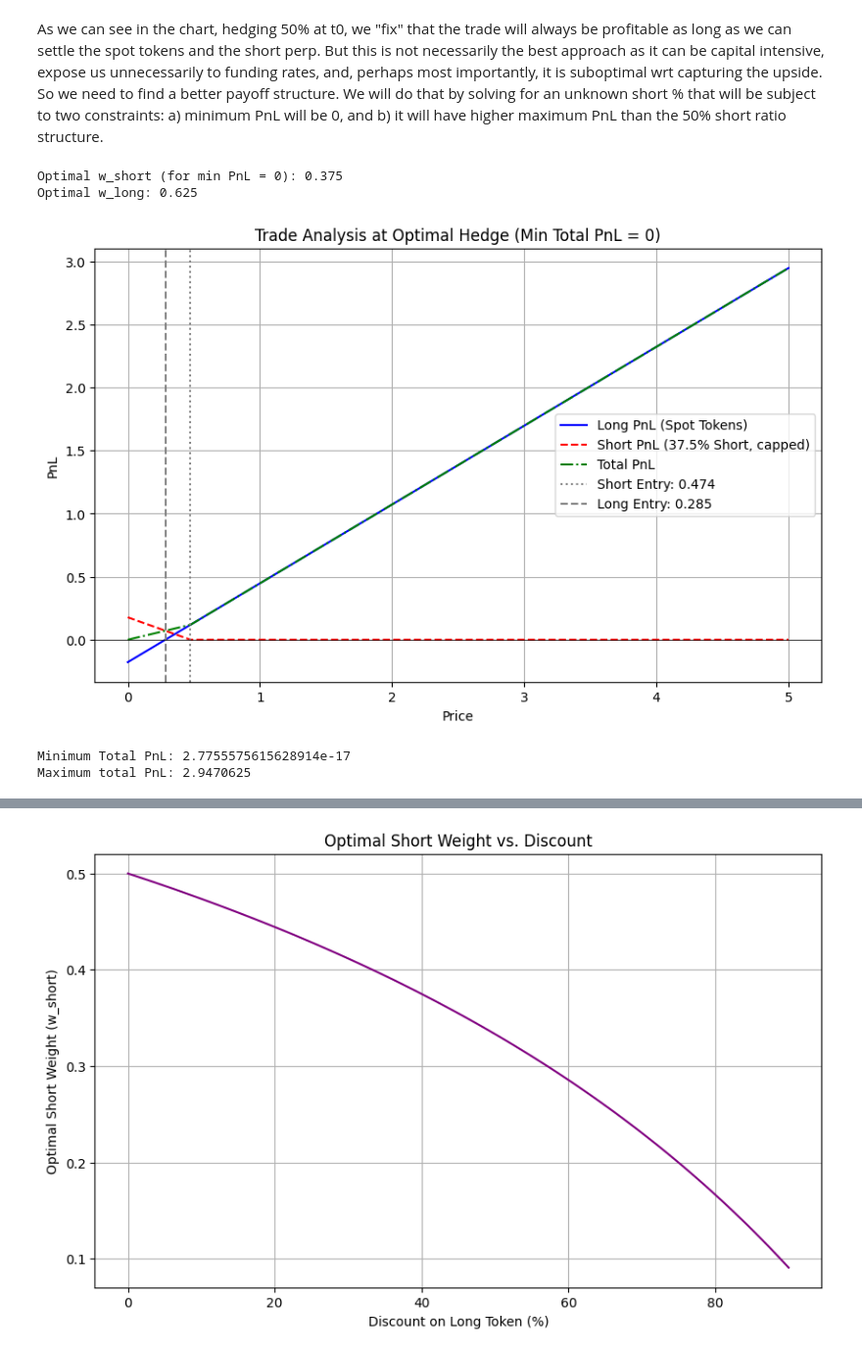
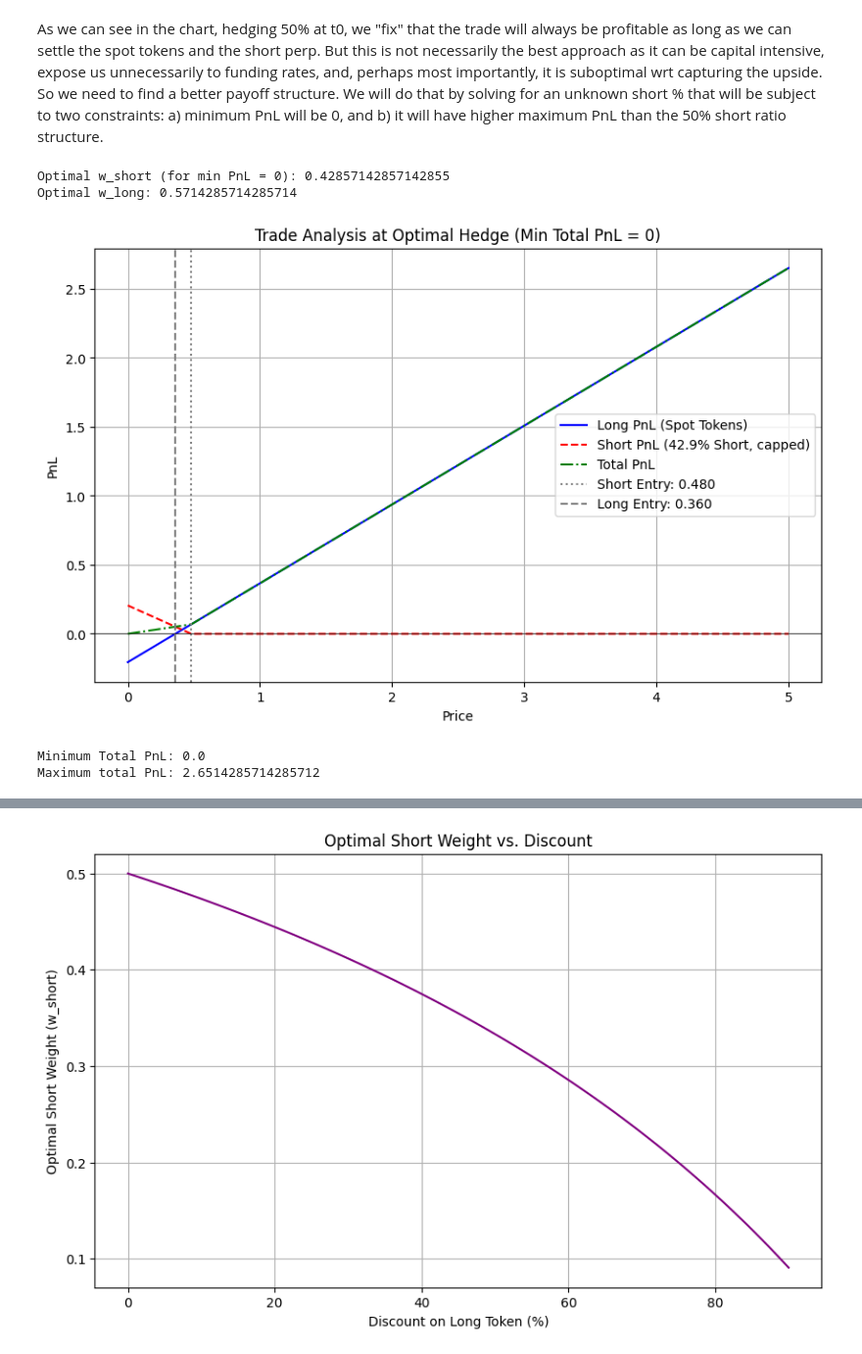
Before and after one commit to Brainiac9/LockedTokensAnalysis, a Jupyter notebook: Sizing.ipynb, the cells around one changed output, grey strips where cells are left out. Shown at 98% size. Cells and saved outputs as stored; diff of their text form; code cells hidden in the pictures.

```diff
--- a/Sizing.ipynb
+++ b/Sizing.ipynb
@@ -92,8 +92,8 @@ import matplotlib.pyplot as plt
 from scipy.optimize import brentq
 
 # Parameters
-discount = 0.4
-entry_short = 0.4745
+discount = 0.25
+entry_short = 0.48
 entry_long = (1 - discount) * entry_short
 
 # Function for total PnL at price=0 (worst-case)
@@ -103,35 +103,35 @@ def total_pnl_at_zero(w_short):
 # Use scipy.optimize.brentq to find w_short numerically
 optimal_w_short = brentq(total_pnl_at_zero, 0, 1)
 optimal_w_long = 1 - optimal_w_short
 
 print("Optimal w_short (for min PnL = 0):", optimal_w_short)
 print("Optimal w_long:", optimal_w_long)
 
 # Plotting PnL at optimal weights
 prices = np.linspace(0, 5, 1001)
 
 long_pnl = optimal_w_long * (prices - entry_long)
 short_pnl = np.maximum(entry_short - prices, 0) * optimal_w_short
 total_pnl = long_pnl + short_pnl
 
 plt.figure(figsize=(10, 6))
 plt.plot(prices, long_pnl, label='Long PnL (Spot Tokens)', linestyle='-', color='blue')
 plt.plot(prices, short_pnl, label=f'Short PnL ({optimal_w_short*100:.1f}% Short, capped)', linestyle='--', color='red')
 plt.plot(prices, total_pnl, label='Total PnL', linestyle='-.', color='green')
 plt.axvline(entry_short, color='gray', linestyle=':', linewidth=1.5, label=f'Short Entry: {entry_short:.3f}')
 plt.axvline(entry_long, color='gray', linestyle='--', linewidth=1.5, label=f'Long Entry: {entry_long:.3f}')
 plt.axhline(0, color='black', linewidth=0.5)
 plt.title('Trade Analysis at Optimal Hedge (Min Total PnL = 0)')
 plt.xlabel('Price')
 plt.ylabel('PnL')
 plt.legend(loc='best')
 plt.grid(True)
 plt.show()
 print("Minimum Total PnL:", np.min(total_pnl))
 print("Maximum total PnL:", np.max(total_pnl))
 # %% [output]
-Optimal w_short (for min PnL = 0): 0.375
-Optimal w_long: 0.625
+Optimal w_short (for min PnL = 0): 0.42857142857142855
+Optimal w_long: 0.5714285714285714
-[figure, old version]
+[figure, new version]
-Minimum Total PnL: 2.7755575615628914e-17
-Maximum total PnL: 2.9470625
+Minimum Total PnL: 0.0
+Maximum total PnL: 2.6514285714285712
```
Also changed, not shown: parts of 8 cells of this notebook.
